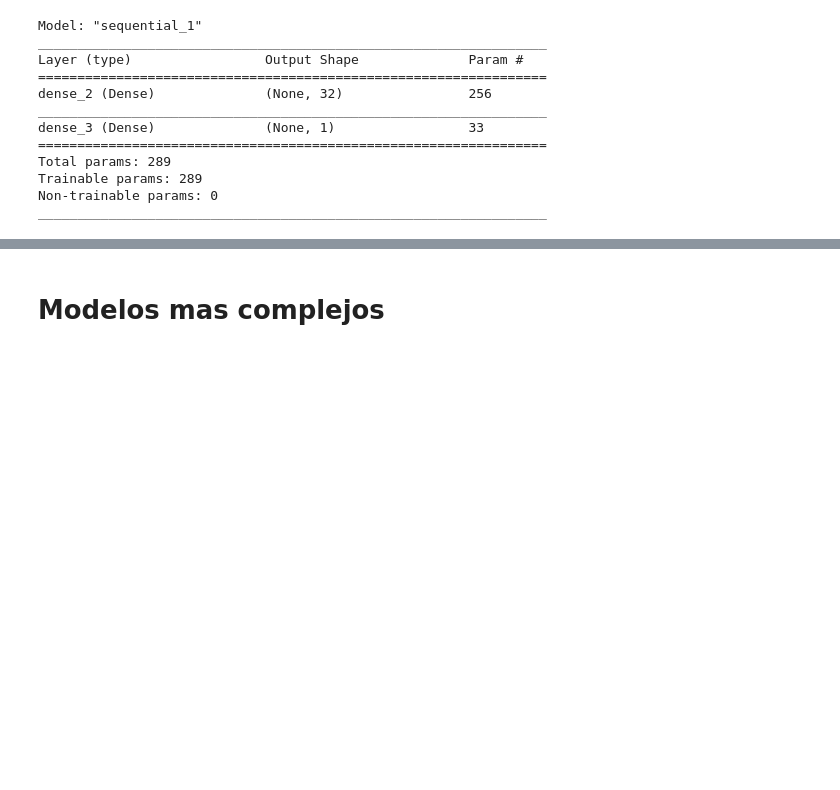
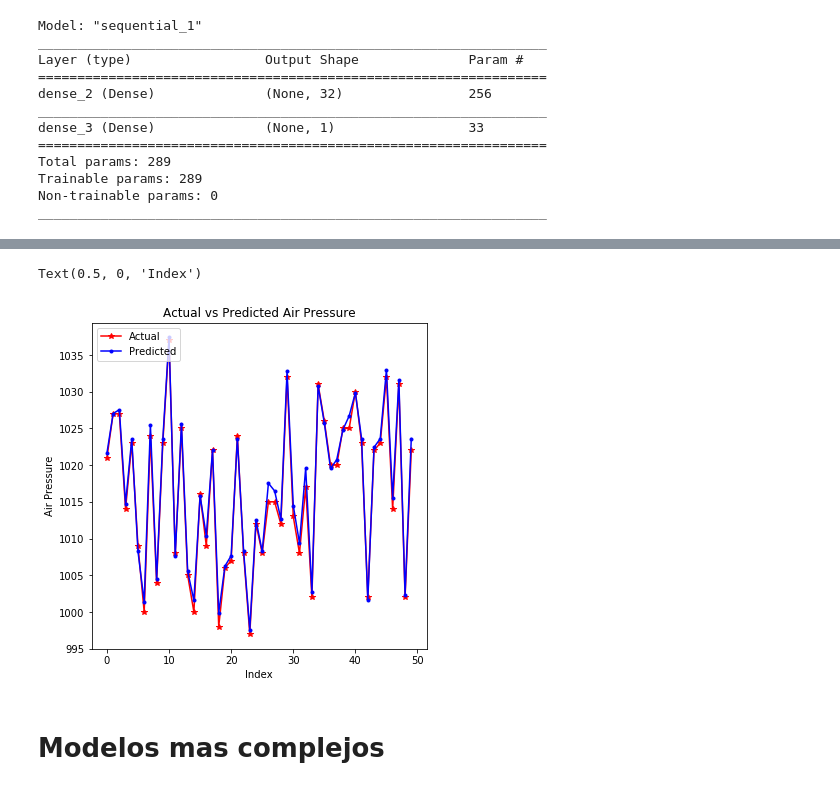
Before and after one commit to sacalderonv/TimeSeries, a Jupyter notebook: Python Jupyter/MLPDefinitivo.ipynb, the cells around one changed output, grey strips where cells are left out. Drawn from its saved outputs; the diff is of its cells as text; code cells hidden in the pictures; blank space fills up the shorter version.

```diff
--- a/Python Jupyter/MLPDefinitivo.ipynb
+++ b/Python Jupyter/MLPDefinitivo.ipynb
@@ -302,3 +307,14 @@ Text(0.5, 0, 'Index')
+# %%
+plt.figure(figsize=(6, 6))
+plt.plot(range(50), y_test[0:50], linestyle='-', marker='*', color='r')
+plt.plot(range(50), ypred[0:50], linestyle='-', marker='.', color='b')
+plt.legend(['Actual','Predicted'], loc=2)
+plt.title('Actual vs Predicted Air Pressure')
+plt.ylabel('Air Pressure')
+plt.xlabel('Index')
+# %% [output]
+Text(0.5, 0, 'Index')
+[figure, added]
 # %% [markdown]
 # Modelos mas complejos
 # %%
```
Also changed, not shown: parts of 25 cells of this notebook.
